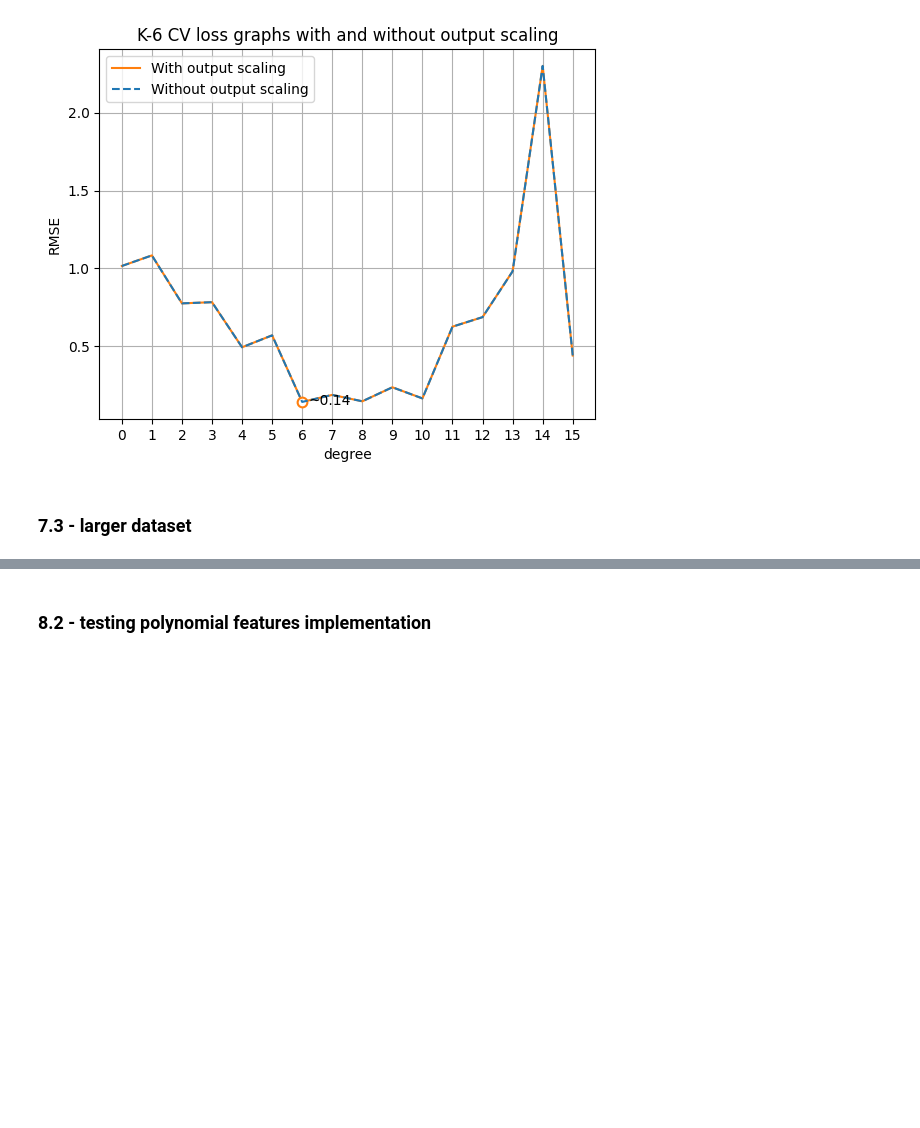
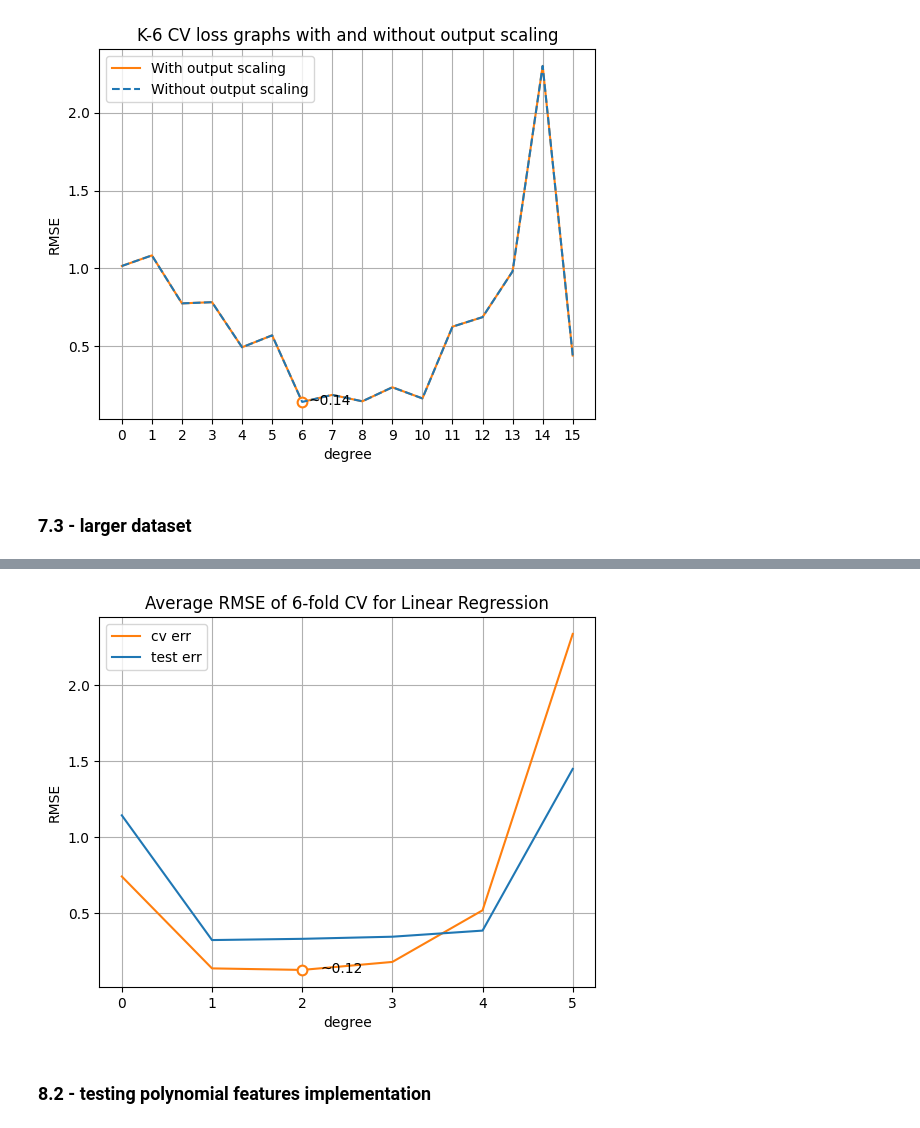
Before and after one commit to jstebner/481-P1, a Jupyter notebook: src/addendum.ipynb, the cells around one changed output, grey strips where cells are left out. Saved outputs shown, nothing was run; the diff lists cells and outputs as text; code cells hidden in the pictures; blank space fills up the shorter version.

```diff
--- a/src/addendum.ipynb
+++ b/src/addendum.ipynb
@@ -2,6 +2,7 @@
 import numpy as np
 from impls import *
 # %%
-X_train, y_train, X_test, y_test = load_proj_data()
-
+X_train, X_test, y_train, y_test = load_proj_data()
+print(X_train.shape)
+print(y_train.shape)
 # print(X_train[:5], y_train[:5], sep='\n\n')
@@ -185,3 +166,58 @@ Iris plants dataset
+# %%
+from sklearn.datasets import load_iris
+from sklearn.model_selection import train_test_split
+
+data = load_iris().data
+X_train, X_test, y_train, y_test = train_test_split(
+                                        data[:, :3], data[:, 3],
+                                        shuffle=False
+                                    )
+y_train = y_train.reshape(-1,1)
+y_test = y_test.reshape(-1,1)
+
+k = 6
+max_d = 5
+d_opt = None
+
+degree = list(range(max_d+1))
+cv_err = list()
+test_err = list()
+for d in degree:
+    # create model
+    model = OutputScalingWrapper(
+        Pipeline(
+            StandardScaler(),
+            PolynomialFeatures(degree=d),
+            StandardScaler(),
+            LinearRegressor()
+        )
+    )
+
+    # score model
+    cv_err.append(
+        cross_val_score(model, X_train, y_train, k)
+    )
+    model.fit(X_train, y_train)
+    test_err.append(model.score(X_test, y_test))
+
+
+
+# output results of cross validation
+with open('../out/cv_errors_data.dat', 'w') as file:
+    file.write('\n'.join(f'{d} {e}' for d, e in zip(degree, cv_err)))
+
+d_opt = plot_line(degree, cv_err, 'cv err', 'C1')
+plot_line(degree, test_err, 'test err', 'C0', show_min=False)
+
+plt.xticks(degree)
+plt.xlabel('degree')
+plt.ylabel('RMSE')
+plt.title(f'Average RMSE of 6-fold CV for Linear Regression')
+plt.legend()
+plt.grid()
+plt.show()
+# %% [output]
+[figure, added]
 # %% [markdown]
 ### 8.2 - testing polynomial features implementation
 # %%
```
Also changed, not shown: parts of 3 cells of this notebook, 5 other files.
